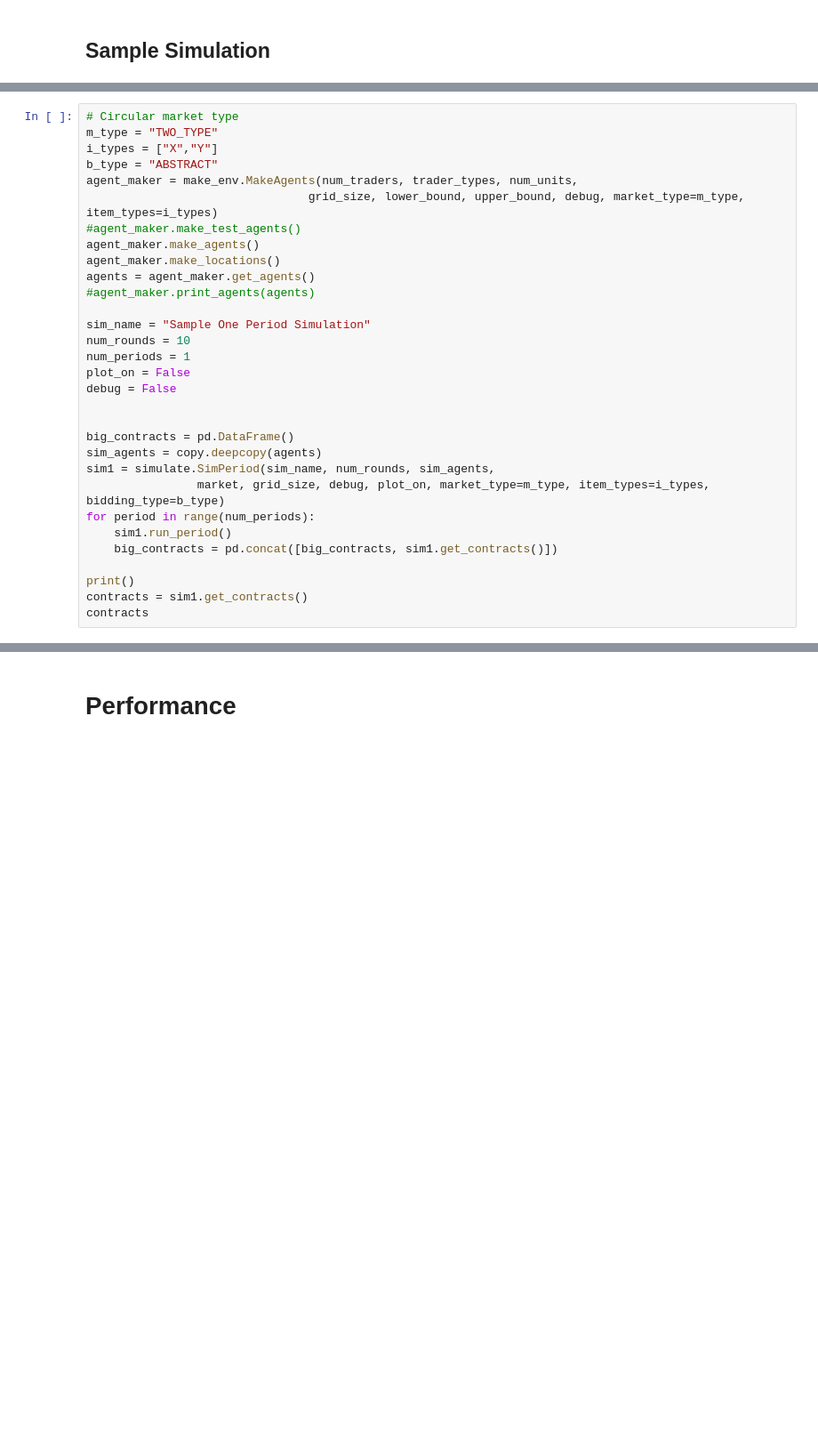
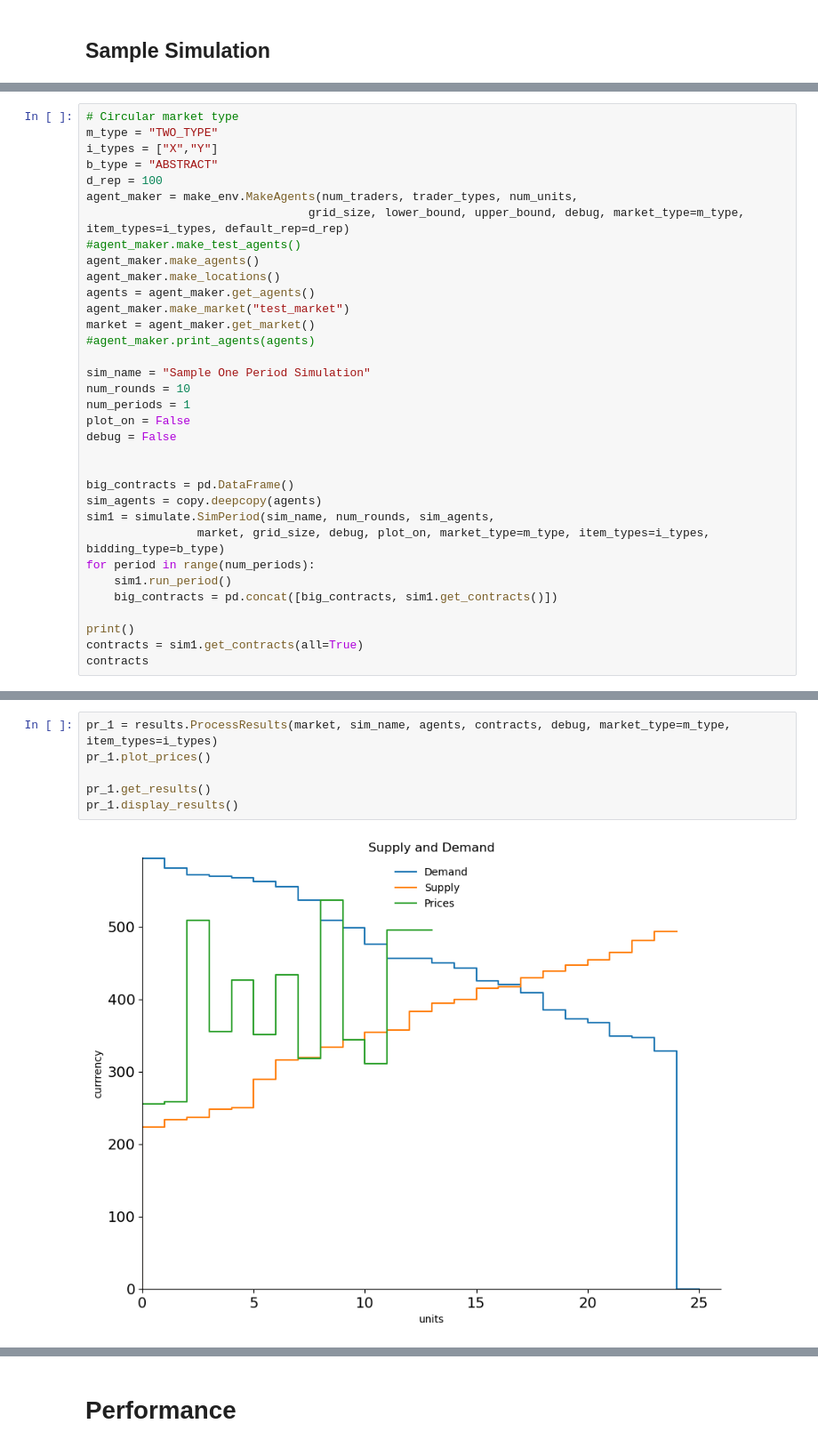
Before and after one commit to Kmccabe/dm_markets, a Jupyter notebook: modules_v3/notebooks/dm_presentation_V7.1_TrueDevCopy.ipynb, the cells around one changed output, grey strips where cells are left out. Shown at 89% size. Drawn from its saved outputs; the diff is of its cells as text; blank space fills up the shorter version.

```diff
--- a/modules_v3/notebooks/dm_presentation_V7.1_TrueDevCopy.ipynb
+++ b/modules_v3/notebooks/dm_presentation_V7.1_TrueDevCopy.ipynb
@@ -190,12 +189,15 @@ ValueError: too many values to unpack (expected 8)
 m_type = "TWO_TYPE"
 i_types = ["X","Y"]
 b_type = "ABSTRACT"
+d_rep = 100
 agent_maker = make_env.MakeAgents(num_traders, trader_types, num_units,
-                                grid_size, lower_bound, upper_bound, debug, market_type=m_type, item_types=i_types)
+                                grid_size, lower_bound, upper_bound, debug, market_type=m_type, item_types=i_types, default_rep=d_rep)
 #agent_maker.make_test_agents()
 agent_maker.make_agents()
 agent_maker.make_locations()
 agents = agent_maker.get_agents()
+agent_maker.make_market("test_market")
+market = agent_maker.get_market()
 #agent_maker.print_agents(agents)
 
 sim_name = "Sample One Period Simulation"
@@ -214,5 +216,5 @@ for period in range(num_periods):
     big_contracts = pd.concat([big_contracts, sim1.get_contracts()])
 
 print()
-contracts = sim1.get_contracts()
+contracts = sim1.get_contracts(all=True)
 contracts
@@ -218,0 +239,8 @@ contracts
+# %%
+pr_1 = results.ProcessResults(market, sim_name, agents, contracts, debug, market_type=m_type, item_types=i_types)
+pr_1.plot_prices()
+
+pr_1.get_results()
+pr_1.display_results()
+# %% [output]
+[figure, added]
```
Also changed, not shown: parts of 21 cells of this notebook, 7 other files.
